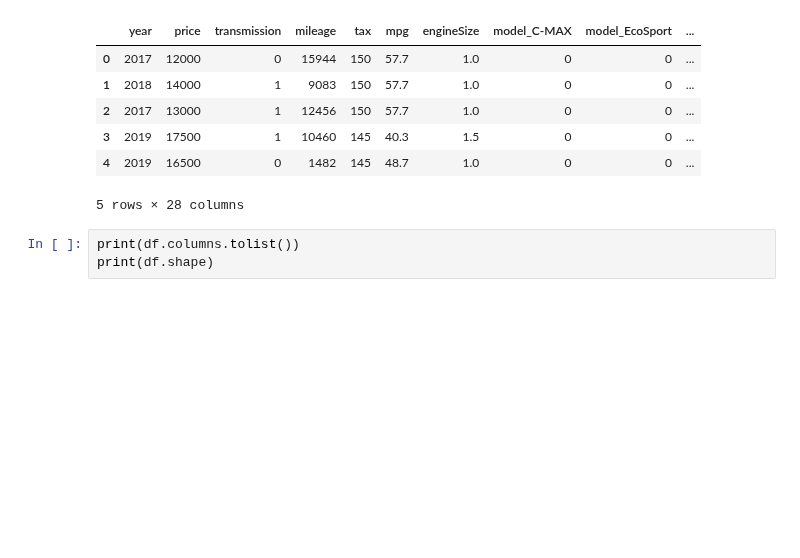
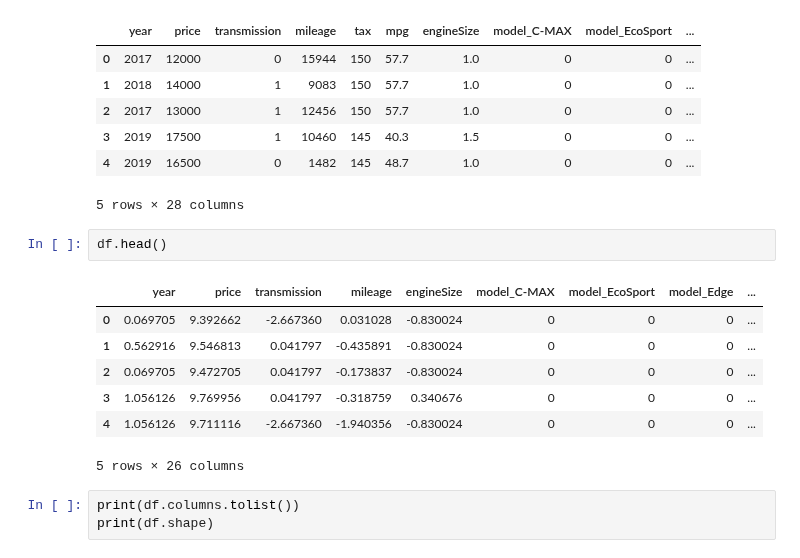
Before and after one commit to stochos-vajra/Ford-Car-Price-EDA, a Jupyter notebook: Fords.ipynb, the cells around one changed output. Saved outputs shown, nothing was run; the diff lists cells and outputs as text; blank space fills up the shorter version.

```diff
--- a/Fords.ipynb
+++ b/Fords.ipynb
@@ -760,6 +760,16 @@ df.head()
 | 3 | 2019 | 17500 | 1 | 10460 | 145 | 40.3 | 1.5 | 0 | 0 | ... |
 | 4 | 2019 | 16500 | 0 | 1482 | 145 | 48.7 | 1.0 | 0 | 0 | ... |
 5 rows × 28 columns
+# %%
+df.head()
+# %% [output]
+|  | year | price | transmission | mileage | engineSize | model_C-MAX | model_EcoSport | model_Edge | ... |
+| 0 | 0.069705 | 9.392662 | -2.667360 | 0.031028 | -0.830024 | 0 | 0 | 0 | ... |
+| 1 | 0.562916 | 9.546813 | 0.041797 | -0.435891 | -0.830024 | 0 | 0 | 0 | ... |
+| 2 | 0.069705 | 9.472705 | 0.041797 | -0.173837 | -0.830024 | 0 | 0 | 0 | ... |
+| 3 | 1.056126 | 9.769956 | 0.041797 | -0.318759 | 0.340676 | 0 | 0 | 0 | ... |
+| 4 | 1.056126 | 9.711116 | -2.667360 | -1.940356 | -0.830024 | 0 | 0 | 0 | ... |
+5 rows × 26 columns
 # %%
 print(df.columns.tolist())
 print(df.shape)
```
Also changed, not shown: parts of 44 cells of this notebook, 2 other files.
